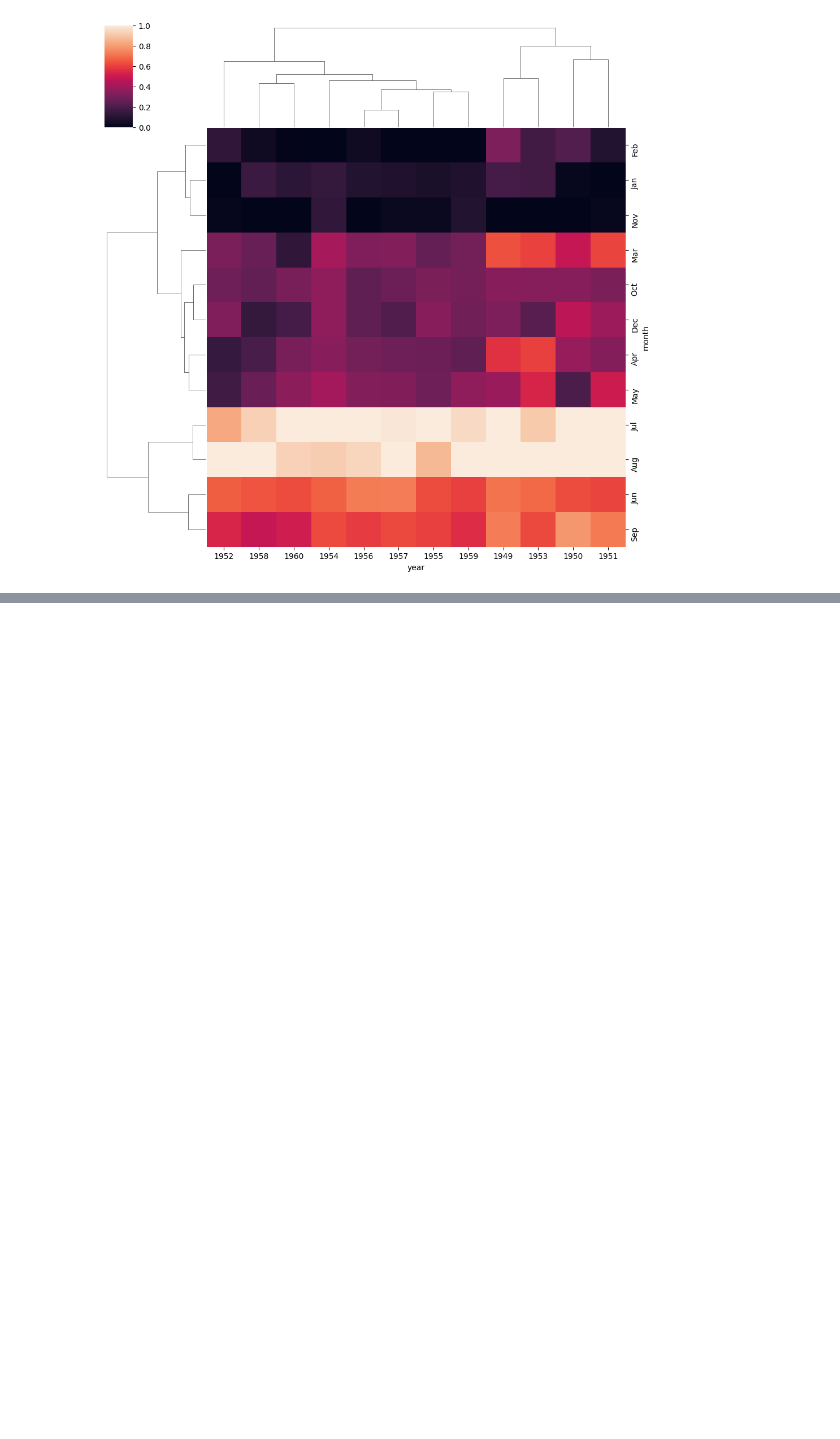
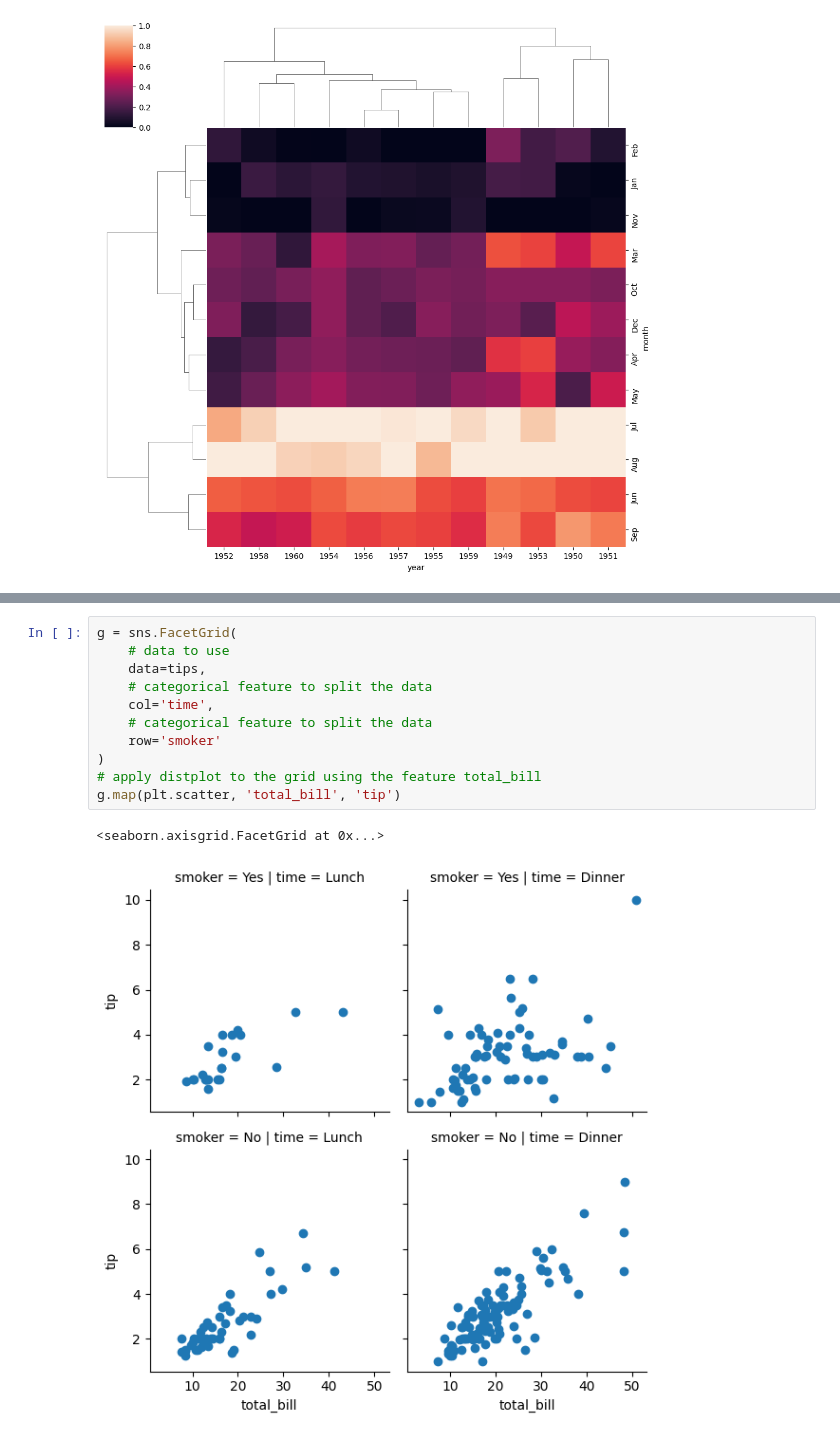
Before and after one commit to LorenzoRottigni/md-documentations, a Jupyter notebook: machine-learning/udemy-bootcamp/06-seaborn/06-seaborn.ipynb, the cells around one changed output, grey strips where cells are left out. Cells and saved outputs as stored; diff of their text form; blank space fills up the shorter version.

```diff
--- a/machine-learning/udemy-bootcamp/06-seaborn/06-seaborn.ipynb
+++ b/machine-learning/udemy-bootcamp/06-seaborn/06-seaborn.ipynb
@@ -186,0 +273,14 @@ sns.clustermap(
+# %%
+g = sns.FacetGrid(
+    # data to use
+    data=tips,
+    # categorical feature to split the data
+    col='time',
+    # categorical feature to split the data
+    row='smoker'
+)
+# apply distplot to the grid using the feature total_bill
+g.map(plt.scatter, 'total_bill', 'tip')
+# %% [output]
+<seaborn.axisgrid.FacetGrid at 0x...>
+[figure, added]
```
Also changed, not shown: parts of 4 cells of this notebook, 1 other file.
